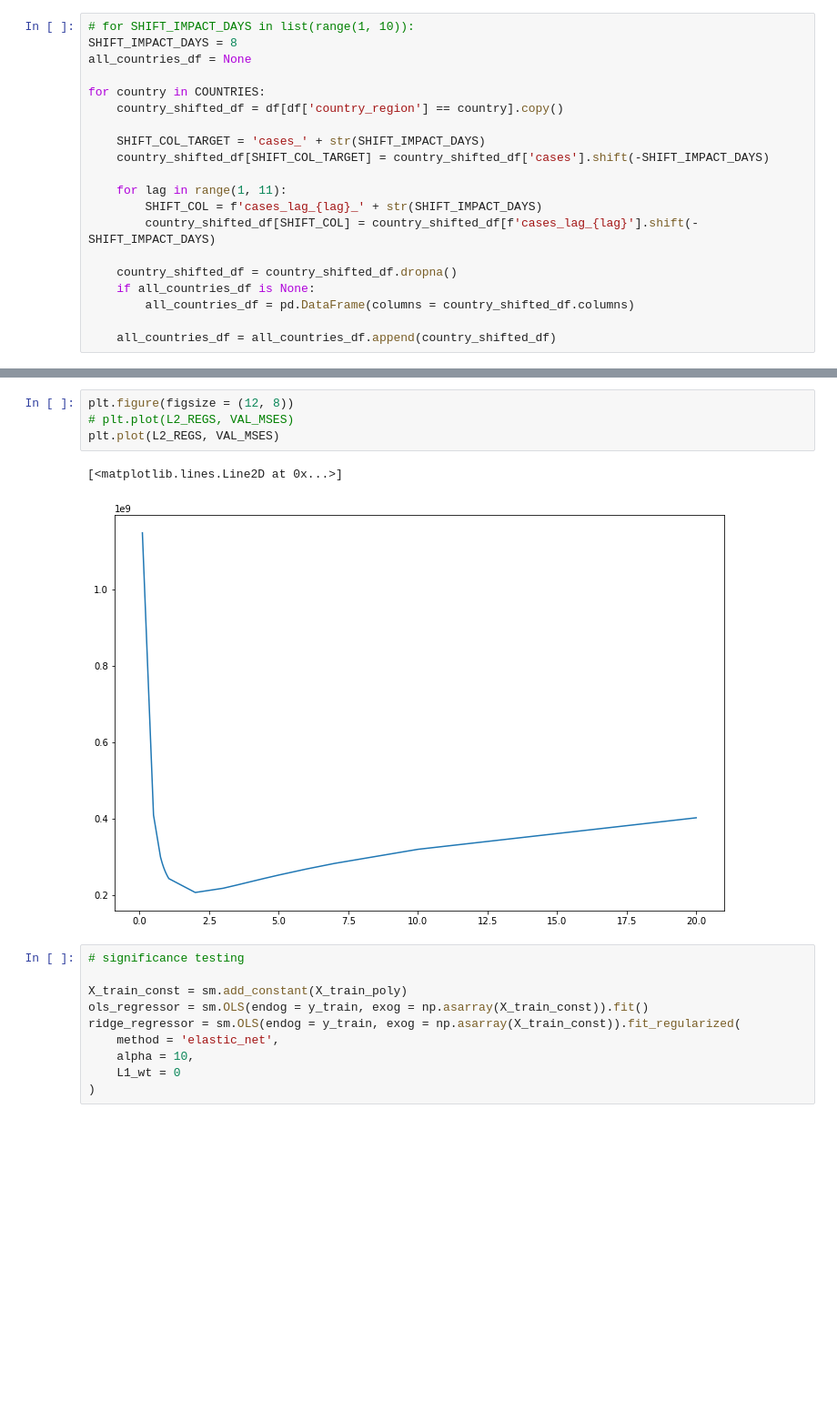
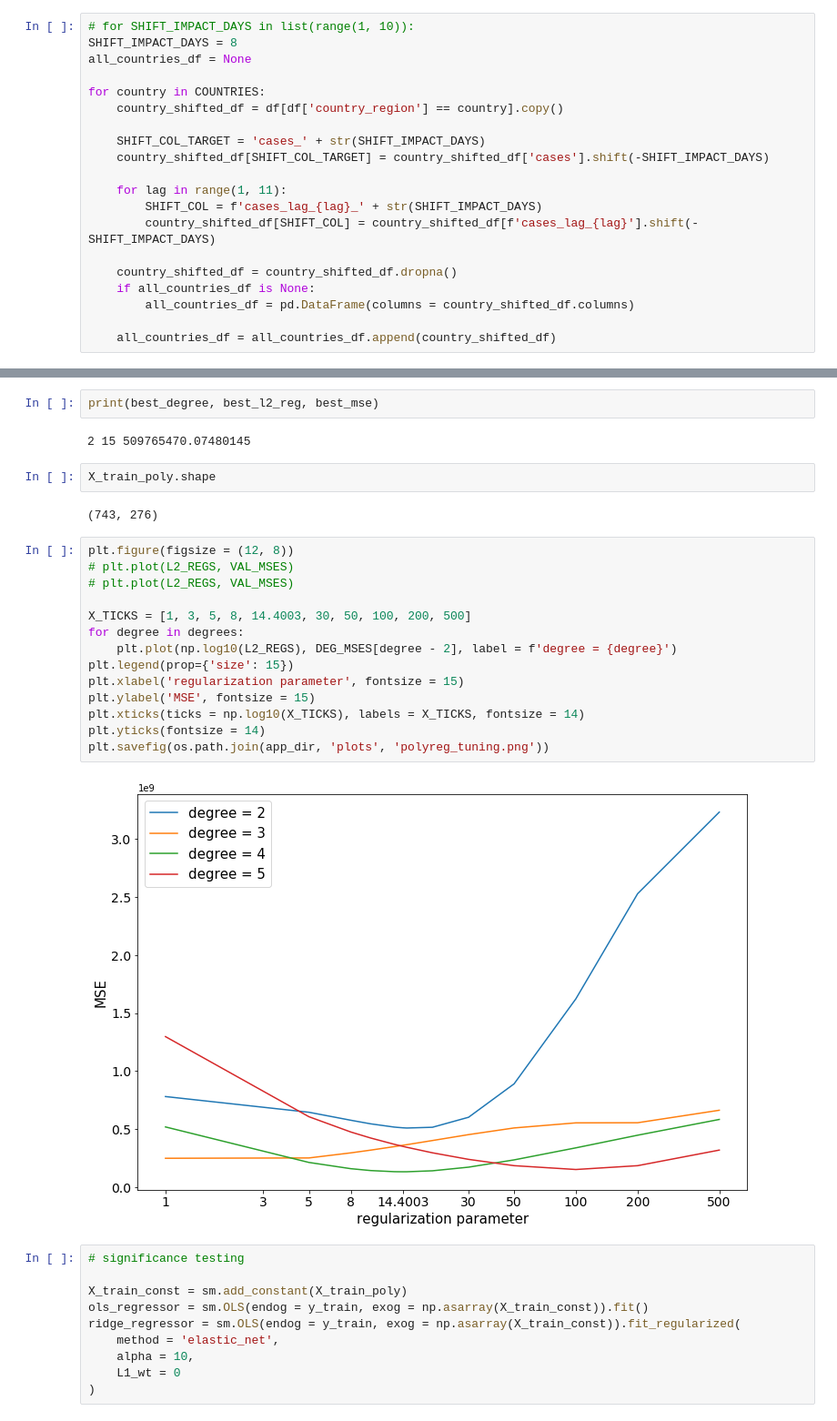
Before and after one commit to nyu-ds-2019/covid-19, a Jupyter notebook: results/polyreg.ipynb, the cells around one changed output, grey strips where cells are left out. Shown at 91% size. Saved outputs shown, nothing was run; the diff lists cells and outputs as text; blank space fills up the shorter version.

```diff
--- a/results/polyreg.ipynb
+++ b/results/polyreg.ipynb
@@ -188,10 +212,27 @@ for l2_reg in L2_REGS:
-# %%
-plt.figure(figsize = (12, 8))
-# plt.plot(L2_REGS, VAL_MSES)
-plt.plot(L2_REGS, VAL_MSES)
-# %% [output]
-[<matplotlib.lines.Line2D at 0x...>]
-[figure, removed]
+# %%
+print(best_degree, best_l2_reg, best_mse)
+# %% [output]
+2 15 509765470.07480145
+# %%
+X_train_poly.shape
+# %% [output]
+(743, 276)
+# %%
+plt.figure(figsize = (12, 8))
+# plt.plot(L2_REGS, VAL_MSES)
+# plt.plot(L2_REGS, VAL_MSES)
+
+X_TICKS = [1, 3, 5, 8, 14.4003, 30, 50, 100, 200, 500]
+for degree in degrees:
+    plt.plot(np.log10(L2_REGS), DEG_MSES[degree - 2], label = f'degree = {degree}')
+plt.legend(prop={'size': 15})
+plt.xlabel('regularization parameter', fontsize = 15)
+plt.ylabel('MSE', fontsize = 15)
+plt.xticks(ticks = np.log10(X_TICKS), labels = X_TICKS, fontsize = 14)
+plt.yticks(fontsize = 14)
+plt.savefig(os.path.join(app_dir, 'plots', 'polyreg_tuning.png'))
+# %% [output]
+[figure, added]
 # %%
 # significance testing
 
```
Also changed, not shown: parts of 8 cells of this notebook, 9 other files.
